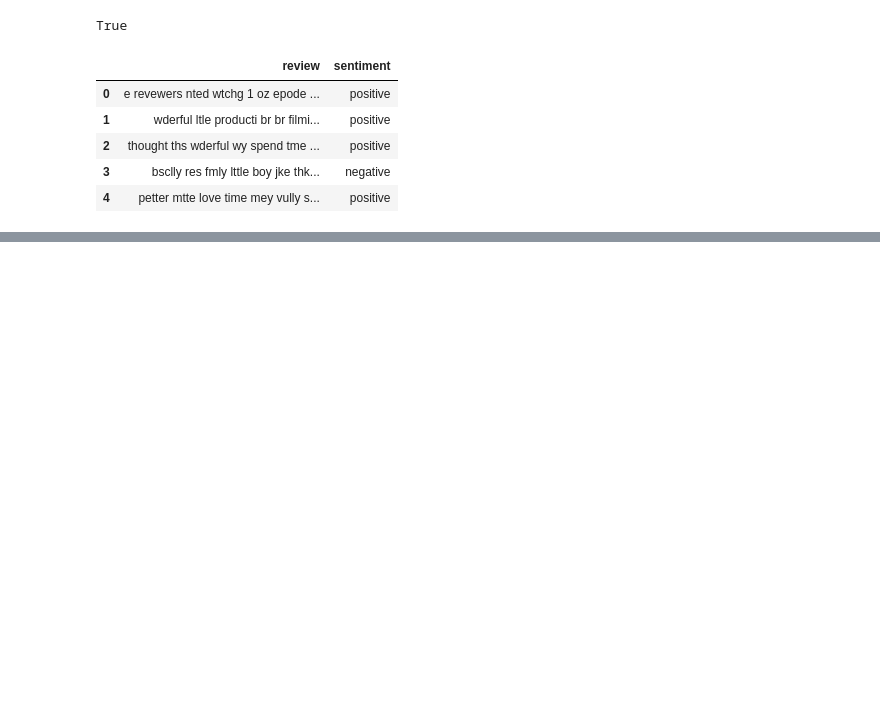
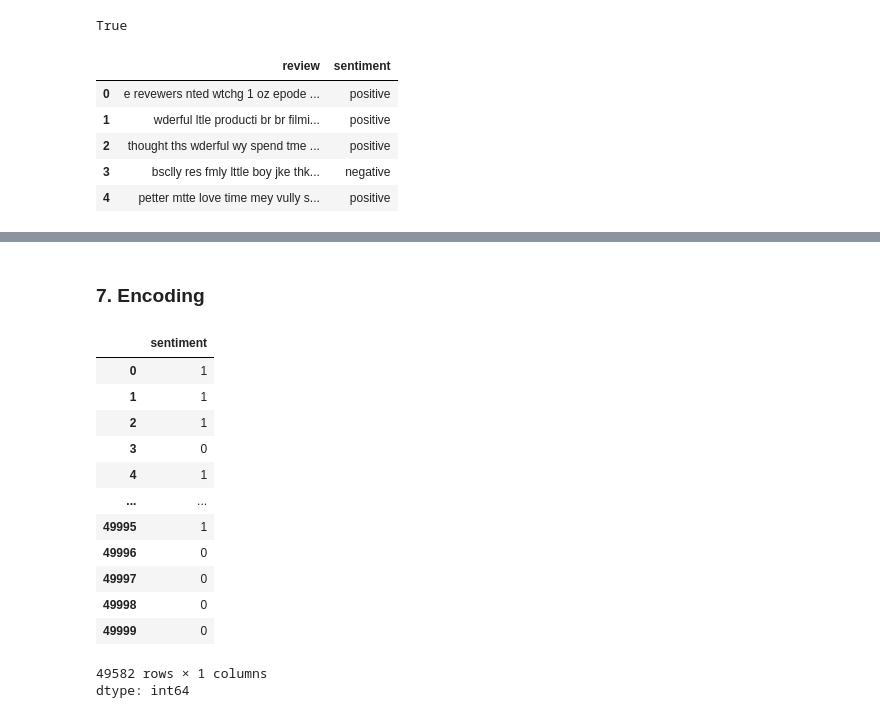
Before and after one commit to Yuval-Varke/ML_2.0, a Jupyter notebook: Deep Learning/RNN_for_Sentiment_Analysis/RNN_for_Sentiment_Analysis.ipynb, the cells around one changed output, grey strips where cells are left out. Saved outputs shown, nothing was run; the diff lists cells and outputs as text; code cells hidden in the pictures; blank space fills up the shorter version.

```diff
--- a/Deep Learning/RNN_for_Sentiment_Analysis/RNN_for_Sentiment_Analysis.ipynb
+++ b/Deep Learning/RNN_for_Sentiment_Analysis/RNN_for_Sentiment_Analysis.ipynb
@@ -117,0 +126,13 @@ df.head()
+# %%
+def stemming(text):
+    ps = PorterStemmer()
+    stemmed_words = []
+
+    tokens = word_tokenize(text)
+    for token in tokens:
+        stemmed_token = ps.stem(token)
+        stemmed_words.append(stemmed_token)
+
+    return " ".join(stemmed_words)
+
+df["review"] = df["review"].apply(stemming)
@@ -117,0 +148,27 @@ df.head()
+# %% [markdown]
+### 7. Encoding
+# %%
+from sklearn.preprocessing import LabelEncoder
+
+le = LabelEncoder()
+
+df["sentiment"] = le.fit_transform(df["sentiment"])
+# %%
+y = df["sentiment"]
+# %%
+y
+# %% [output]
+|  | sentiment |
+| 0 | 1 |
+| 1 | 1 |
+| 2 | 1 |
+| 3 | 0 |
+| 4 | 1 |
+| ... | ... |
+| 49995 | 1 |
+| 49996 | 0 |
+| 49997 | 0 |
+| 49998 | 0 |
+| 49999 | 0 |
+49582 rows × 1 columns
+dtype: int64
```
Also changed, not shown: parts of 7 cells of this notebook.
